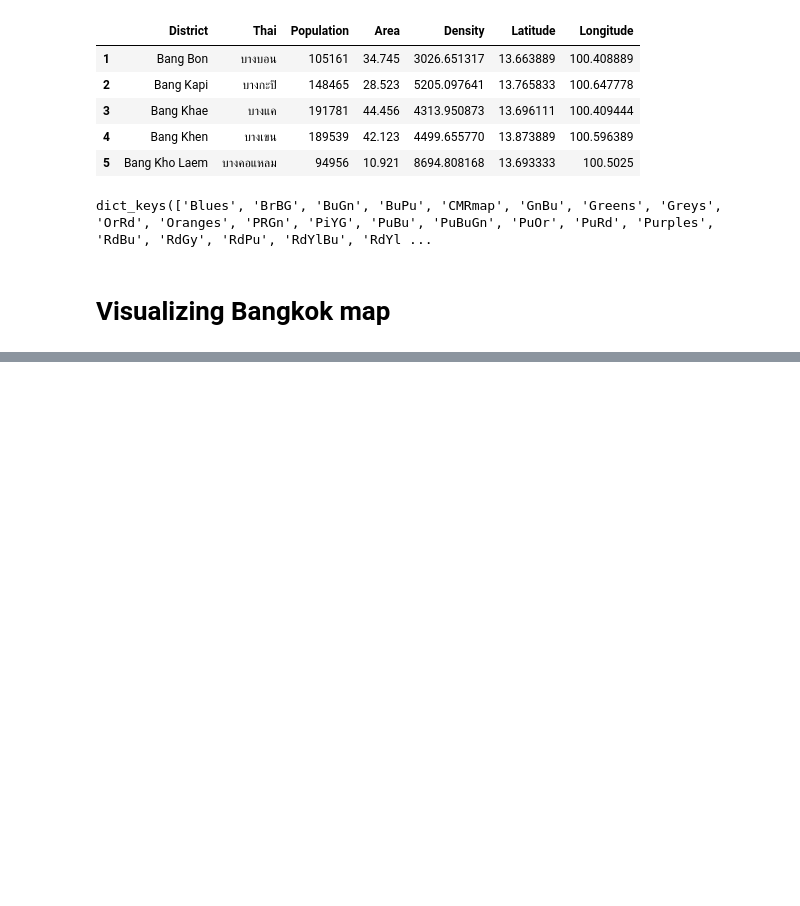
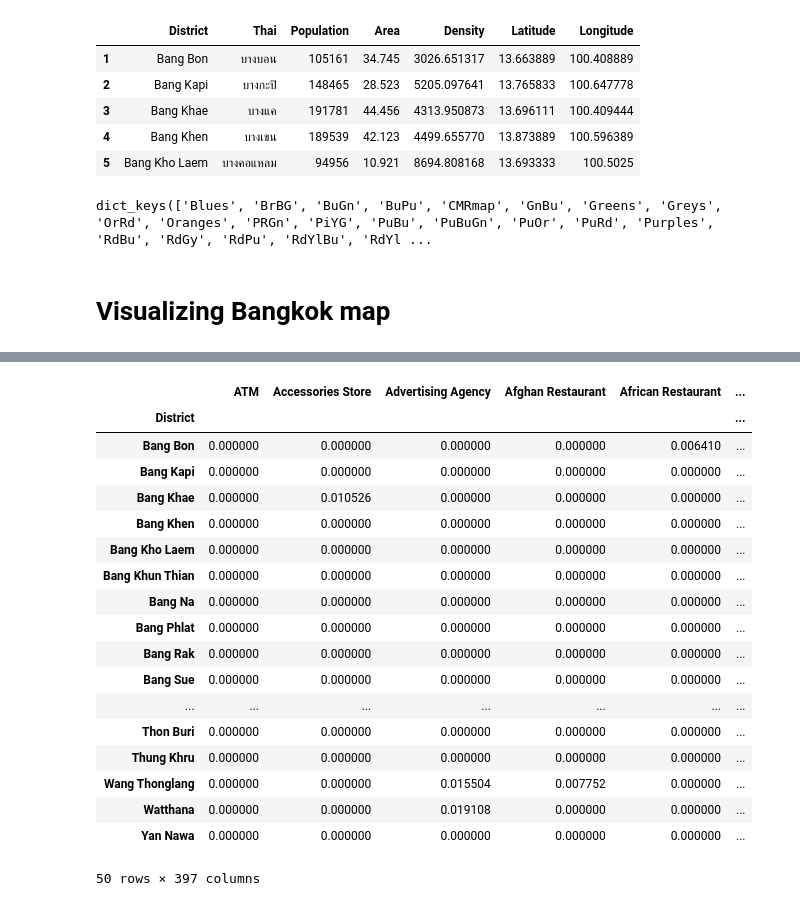
Before and after one commit to UdbT/The-Battle-of-Neighborhoods, a Jupyter notebook: Bangkok Clustering.ipynb, the cells around one changed output, grey strips where cells are left out. Drawn from its saved outputs; the diff is of its cells as text; code cells hidden in the pictures; blank space fills up the shorter version.

```diff
--- a/Bangkok Clustering.ipynb
+++ b/Bangkok Clustering.ipynb
@@ -271,0 +292,22 @@ map_bangkok
+# %%
+bangkok_venues_onehot.groupby('District').mean()
+# %% [output]
+|  | ATM | Accessories Store | Advertising Agency | Afghan Restaurant | African Restaurant | ... |
+| District |  |  |  |  |  | ... |
+| Bang Bon | 0.000000 | 0.000000 | 0.000000 | 0.000000 | 0.006410 | ... |
+| Bang Kapi | 0.000000 | 0.000000 | 0.000000 | 0.000000 | 0.000000 | ... |
+| Bang Khae | 0.000000 | 0.010526 | 0.000000 | 0.000000 | 0.000000 | ... |
+| Bang Khen | 0.000000 | 0.000000 | 0.000000 | 0.000000 | 0.000000 | ... |
+| Bang Kho Laem | 0.000000 | 0.000000 | 0.000000 | 0.000000 | 0.000000 | ... |
+| Bang Khun Thian | 0.000000 | 0.000000 | 0.000000 | 0.000000 | 0.000000 | ... |
+| Bang Na | 0.000000 | 0.000000 | 0.000000 | 0.000000 | 0.000000 | ... |
+| Bang Phlat | 0.000000 | 0.000000 | 0.000000 | 0.000000 | 0.000000 | ... |
+| Bang Rak | 0.000000 | 0.000000 | 0.000000 | 0.000000 | 0.000000 | ... |
+| Bang Sue | 0.000000 | 0.000000 | 0.000000 | 0.000000 | 0.000000 | ... |
+| ... | ... | ... | ... | ... | ... | ... |
+| Thon Buri | 0.000000 | 0.000000 | 0.000000 | 0.000000 | 0.000000 | ... |
+| Thung Khru | 0.000000 | 0.000000 | 0.000000 | 0.000000 | 0.000000 | ... |
+| Wang Thonglang | 0.000000 | 0.000000 | 0.015504 | 0.007752 | 0.000000 | ... |
+| Watthana | 0.000000 | 0.000000 | 0.019108 | 0.000000 | 0.000000 | ... |
+| Yan Nawa | 0.000000 | 0.000000 | 0.000000 | 0.000000 | 0.000000 | ... |
+50 rows × 397 columns
```
Also changed, not shown: parts of 5 cells of this notebook, 3 other files.
